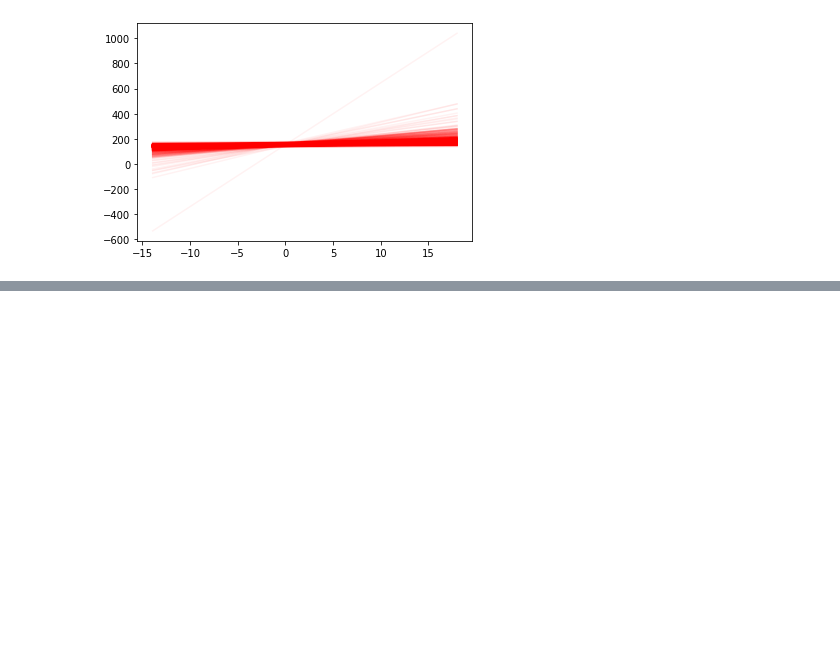
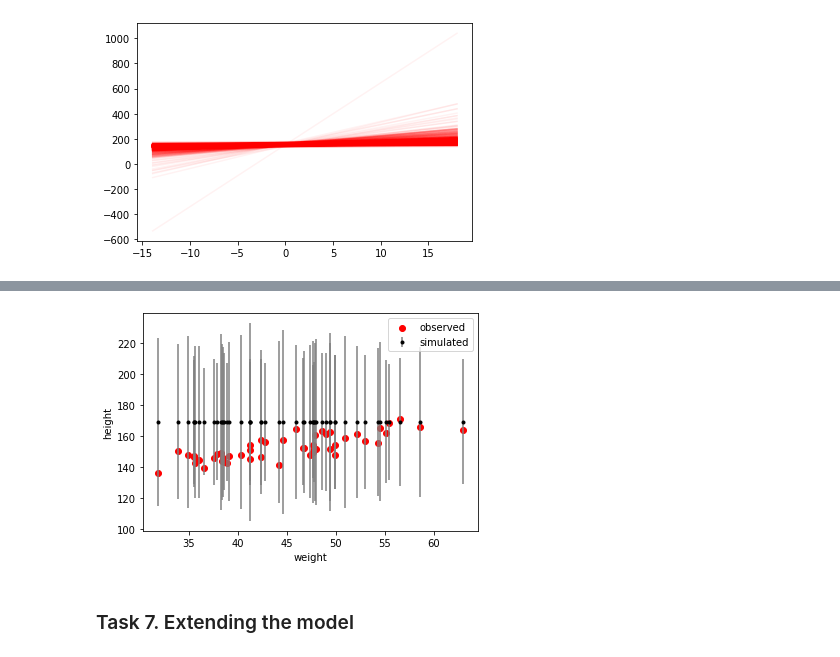
Before and after one commit to JakubGrzes/Data_analytics, a Jupyter notebook: LAB_04/DA_lab4.ipynb, the cells around one changed output, grey strips where cells are left out. Cells and saved outputs as stored; diff of their text form; code cells hidden in the pictures; blank space fills up the shorter version.

Commit message:
LAB_04 Tasks 5-7

```diff
--- a/LAB_04/DA_lab4.ipynb
+++ b/LAB_04/DA_lab4.ipynb
@@ -229,0 +288,16 @@ plt.show()
+# %%
+weights = d['weight'].head(N)
+mean = fit_df.iloc[:, -N:].mean()
+std = fit_df.iloc[:, -N:].std()
+observed_heights = d['height'].head(N)
+
+plt.errorbar(weights, mean, std, fmt="k.", ecolor="grey", label="simulated")
+plt.scatter(weights, observed_heights, color="red", label="observed")
+plt.xlabel('weight')
+plt.ylabel('height')
+plt.legend()
+plt.show()
+# %% [output]
+[figure, added]
+# %% [markdown]
+### Task 7. Extending the model
```
Also changed, not shown: parts of 11 cells of this notebook, 3 other files.
